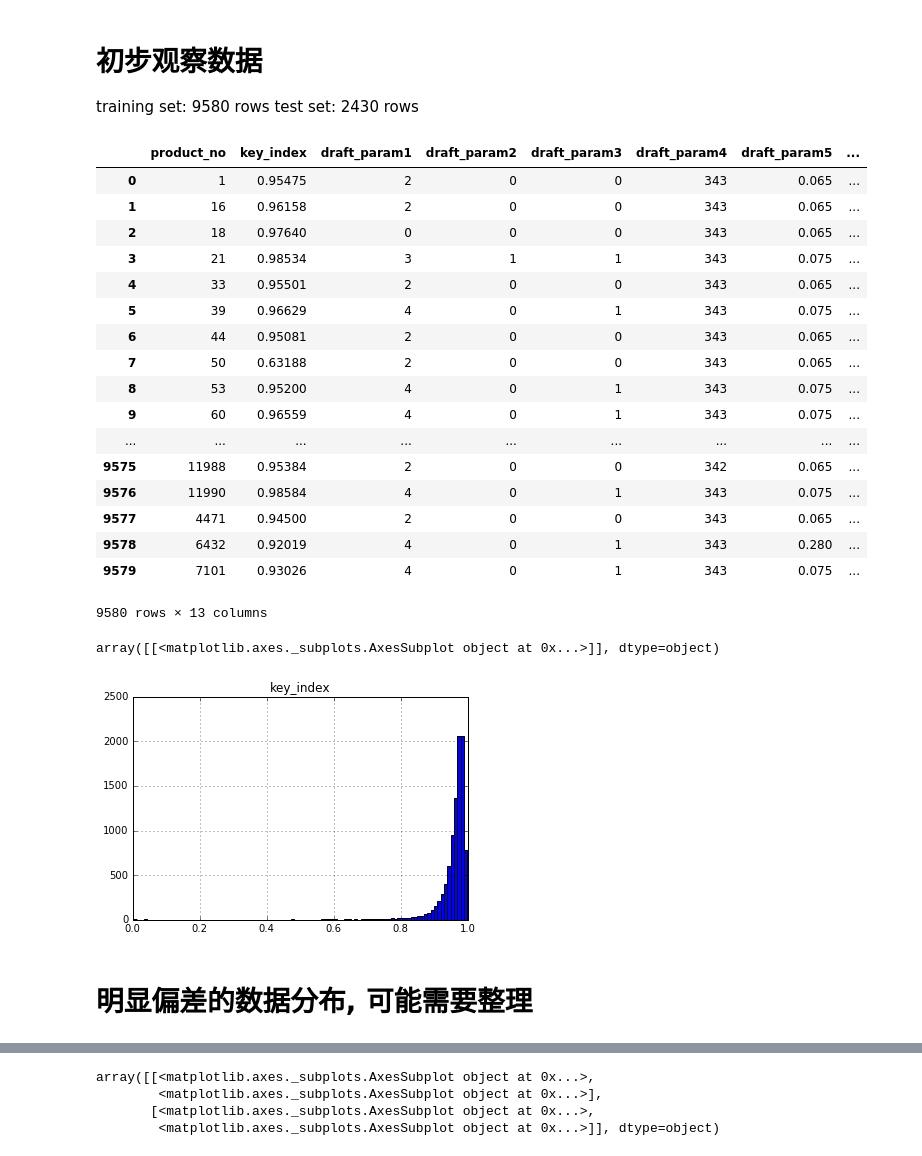
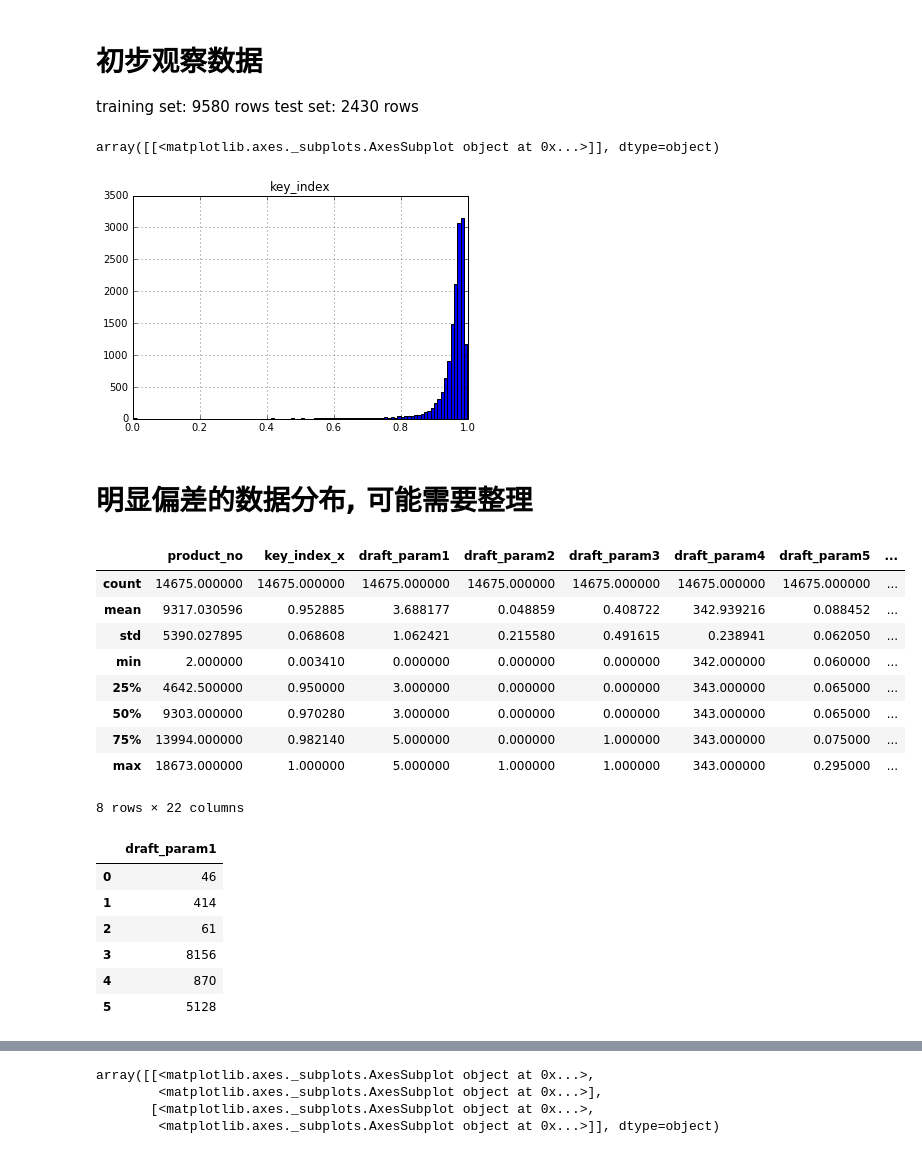
Before and after one commit to mofhu/tianchi-production-QC, a Jupyter notebook: read-csv.ipynb, the cells around one changed output, grey strips where cells are left out. Cells and saved outputs as stored; diff of their text form; code cells hidden in the pictures.

```diff
--- a/read-csv.ipynb
+++ b/read-csv.ipynb
@@ -5,35 +5,3 @@ test set: 2430 rows
 # %%
 import pandas as pd
 import numpy as np
-# %%
-draft_data = pd.read_csv('training/draft_data.csv',
-    header=None,
-    names=[
-        'product_no', 'key_index', 'draft_param1',
-        'draft_param2','draft_param3','draft_param4',
-        'draft_param5','draft_param6','draft_param7',
-        'draft_param8','draft_param9', 'draft_param10','draft_param11'
-        ])
-# use pd.read_table() to read from tab-separated files.
-# http://pandas.pydata.org/pandas-docs/stable/generated/pandas.read_table.html
-
-draft_data
-# %% [output]
-|  | product_no | key_index | draft_param1 | draft_param2 | draft_param3 | draft_param4 | draft_param5 | ... |
-| 0 | 1 | 0.95475 | 2 | 0 | 0 | 343 | 0.065 | ... |
-| 1 | 16 | 0.96158 | 2 | 0 | 0 | 343 | 0.065 | ... |
-| 2 | 18 | 0.97640 | 0 | 0 | 0 | 343 | 0.065 | ... |
-| 3 | 21 | 0.98534 | 3 | 1 | 1 | 343 | 0.075 | ... |
-| 4 | 33 | 0.95501 | 2 | 0 | 0 | 343 | 0.065 | ... |
-| 5 | 39 | 0.96629 | 4 | 0 | 1 | 343 | 0.075 | ... |
-| 6 | 44 | 0.95081 | 2 | 0 | 0 | 343 | 0.065 | ... |
-| 7 | 50 | 0.63188 | 2 | 0 | 0 | 343 | 0.065 | ... |
-| 8 | 53 | 0.95200 | 4 | 0 | 1 | 343 | 0.075 | ... |
-| 9 | 60 | 0.96559 | 4 | 0 | 1 | 343 | 0.075 | ... |
-| ... | ... | ... | ... | ... | ... | ... | ... | ... |
-| 9575 | 11988 | 0.95384 | 2 | 0 | 0 | 342 | 0.065 | ... |
-| 9576 | 11990 | 0.98584 | 4 | 0 | 1 | 343 | 0.075 | ... |
-| 9577 | 4471 | 0.94500 | 2 | 0 | 0 | 343 | 0.065 | ... |
-| 9578 | 6432 | 0.92019 | 4 | 0 | 1 | 343 | 0.280 | ... |
-| 9579 | 7101 | 0.93026 | 4 | 0 | 1 | 343 | 0.075 | ... |
-9580 rows × 13 columns
@@ -40,7 +26,11 @@ draft_data
+# %%
+training_set = pd.merge(draft_training, param_training, on=['product_no'])
+
+test_set = pd.merge(draft_test, param_test, on=['product_no'])
 # %%
-draft_data.hist(column=['key_index'],bins=100)
+draft_training.hist(column=['key_index'],bins=100)
 # %% [output]
 array([[<matplotlib.axes._subplots.AxesSubplot object at 0x...>]], dtype=object)
-[figure, old version]
+[figure, new version]
 # %% [markdown]
 # 明显偏差的数据分布, 可能需要整理
@@ -49 +37,25 @@ array([[<matplotlib.axes._subplots.AxesSubplot object at 0x...>]], dtype=object)
+# %%
+training_set.describe()
+# %% [output]
+|  | product_no | key_index_x | draft_param1 | draft_param2 | draft_param3 | draft_param4 | draft_param5 | ... |
+| count | 14675.000000 | 14675.000000 | 14675.000000 | 14675.000000 | 14675.000000 | 14675.000000 | 14675.000000 | ... |
+| mean | 9317.030596 | 0.952885 | 3.688177 | 0.048859 | 0.408722 | 342.939216 | 0.088452 | ... |
+| std | 5390.027895 | 0.068608 | 1.062421 | 0.215580 | 0.491615 | 0.238941 | 0.062050 | ... |
+| min | 2.000000 | 0.003410 | 0.000000 | 0.000000 | 0.000000 | 342.000000 | 0.060000 | ... |
+| 25% | 4642.500000 | 0.950000 | 3.000000 | 0.000000 | 0.000000 | 343.000000 | 0.065000 | ... |
+| 50% | 9303.000000 | 0.970280 | 3.000000 | 0.000000 | 0.000000 | 343.000000 | 0.065000 | ... |
+| 75% | 13994.000000 | 0.982140 | 5.000000 | 0.000000 | 1.000000 | 343.000000 | 0.075000 | ... |
+| max | 18673.000000 | 1.000000 | 5.000000 | 1.000000 | 1.000000 | 343.000000 | 0.295000 | ... |
+8 rows × 22 columns
+# %%
+result = training_set.iloc[:,2:3].apply(pd.value_counts).fillna(0);
+result.sort_index()
+# %% [output]
+|  | draft_param1 |
+| 0 | 46 |
+| 1 | 414 |
+| 2 | 61 |
+| 3 | 8156 |
+| 4 | 870 |
+| 5 | 5128 |
 # %%
```
Also changed, not shown: parts of 4 cells of this notebook, 3 other files.
